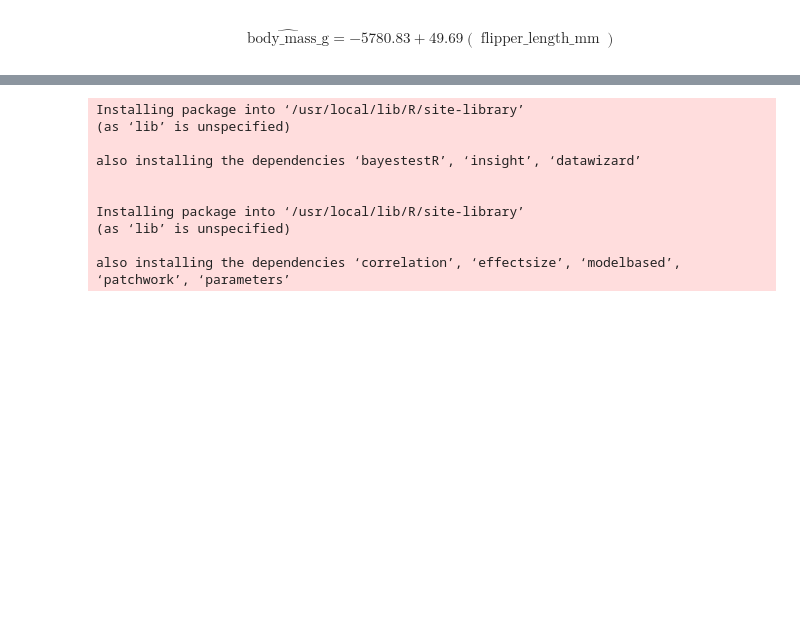
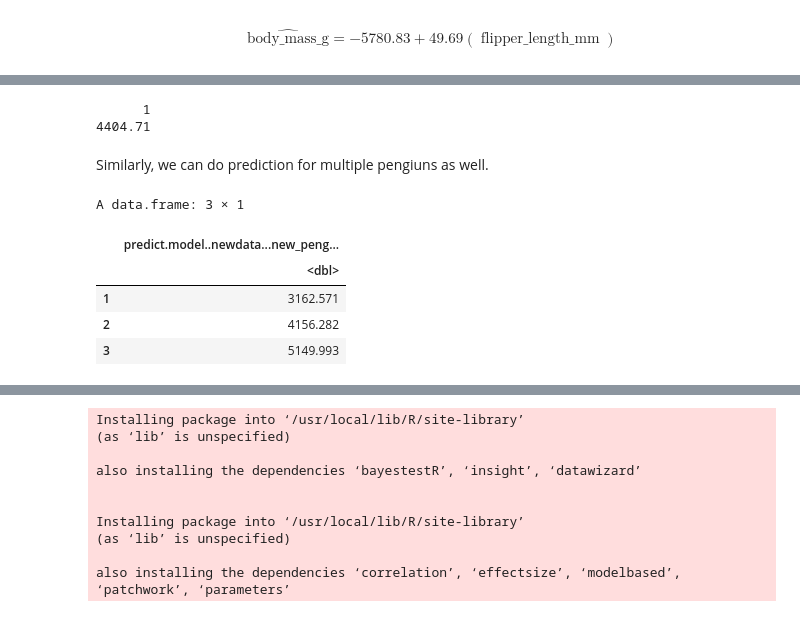
Before and after one commit to manishdatt-edu/biostats, a Jupyter notebook: regression.ipynb, the cells around one changed output, grey strips where cells are left out. Cells and saved outputs as stored; diff of their text form; code cells hidden in the pictures; blank space fills up the shorter version.

```diff
--- a/regression.ipynb
+++ b/regression.ipynb
@@ -302,0 +350,18 @@ $$
+# %%
+new_penguin <- data.frame(flipper_length_mm = 205)
+predict(model, newdata = new_penguin)
+# %% [output]
+      1
+4404.71
+# %% [markdown]
+Similarly, we can do prediction for multiple pengiuns as well.
+# %%
+new_penguins <- data.frame(flipper_length_mm = c(180, 200, 220))
+data.frame(predict(model, newdata = new_penguins))
+# %% [output]
+A data.frame: 3 × 1
+|  | predict.model..newdata...new_peng... |
+|  | <dbl> |
+| 1 | 3162.571 |
+| 2 | 4156.282 |
+| 3 | 5149.993 |
```
Also changed, not shown: parts of 11 cells of this notebook, 1 other file.
